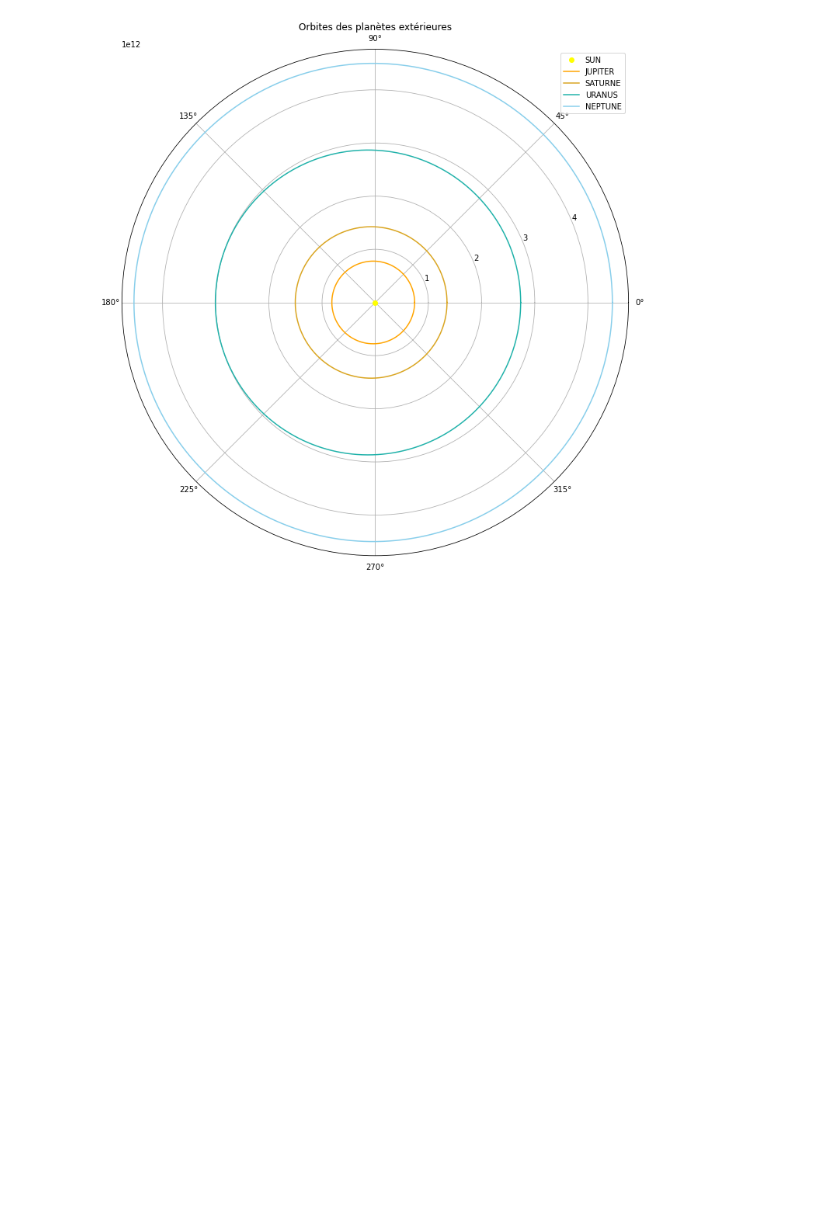
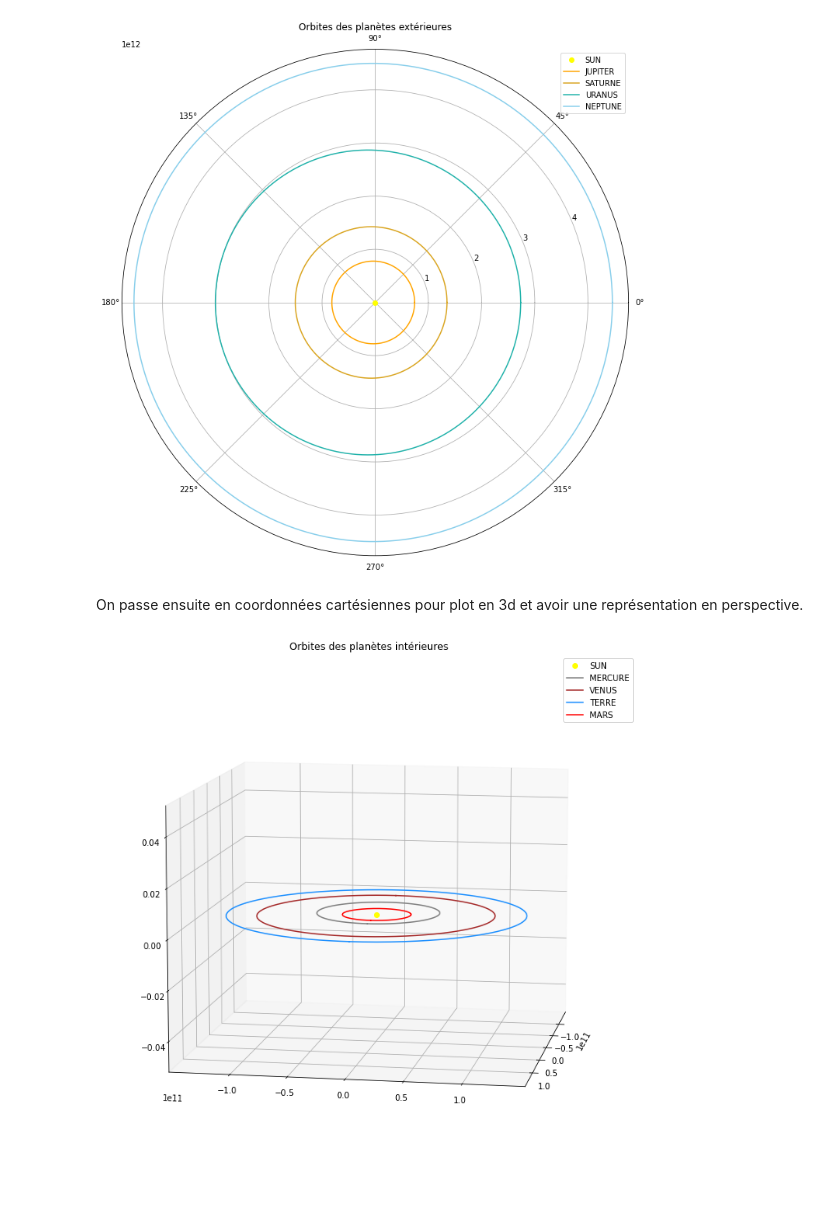
Before and after one commit to ZircZag/planetarium, a Jupyter notebook: Planetarium.ipynb, the cells around one changed output. Cells and saved outputs as stored; diff of their text form; code cells hidden in the pictures; blank space fills up the shorter version.

Commit message:
Ajout des plots 3D

```diff
--- a/Planetarium.ipynb
+++ b/Planetarium.ipynb
@@ -138,3 +140,5 @@ legend = plt.legend(loc = 'best')
 plt.show()
 # %% [output]
 [figure]
+# %% [markdown]
+On passe ensuite en coordonnées cartésiennes pour plot en 3d et avoir une représentation en perspective.
@@ -140,0 +169,24 @@ plt.show()
+# %%
+fig = plt.figure(figsize=(12, 12))
+ax = fig.gca(projection='3d')
+
+
+#Le soleil
+ax.plot(0,0,'ro',c='yellow',label='SUN')
+
+ax.plot(MERCURE[0],MERCURE[1], c='grey', label='MERCURE')
+ax.plot(VENUS[0],VENUS[1], c='brown', label='VENUS')
+ax.plot(TERRE[0],TERRE[1], c='dodgerblue', label='TERRE')
+ax.plot(MARS[0],MARS[1], c='red', label='MARS')
+
+plt.title("Orbites des planètes intérieures")
+legend = plt.legend(loc = 'best')
+
+
+#Elevation et azimut pour changer la vue plot
+ax.view_init(elev=10, azim=10)
+
+
+plt.show()
+# %% [output]
+[figure, added]
```
Also changed, not shown: parts of 3 cells of this notebook.
